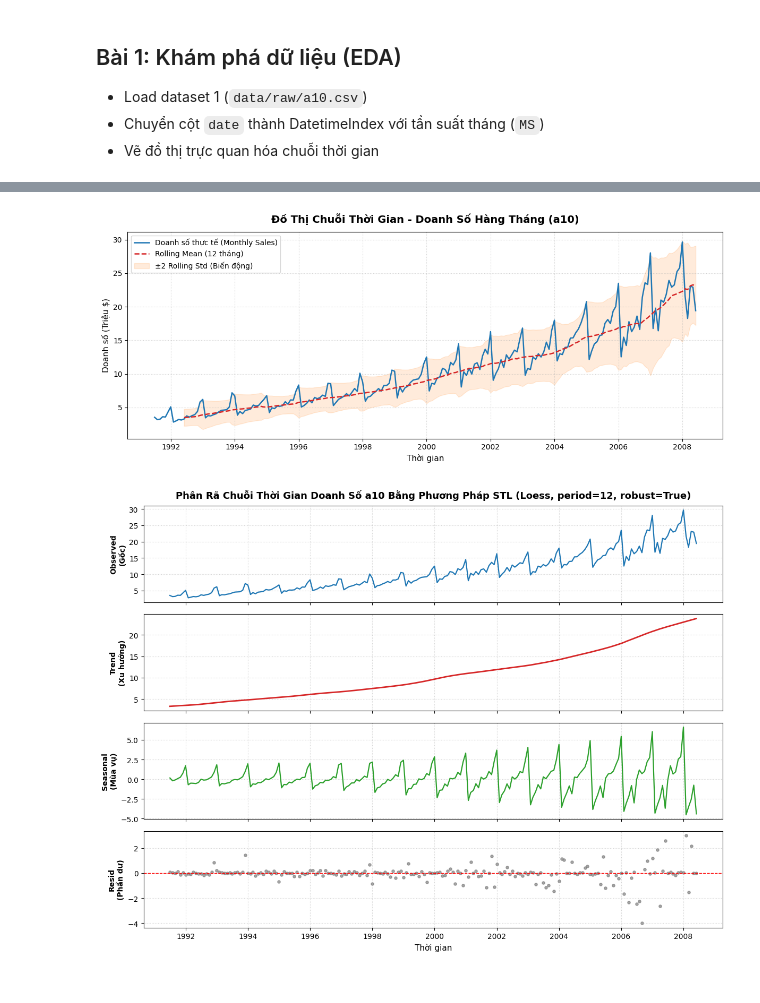
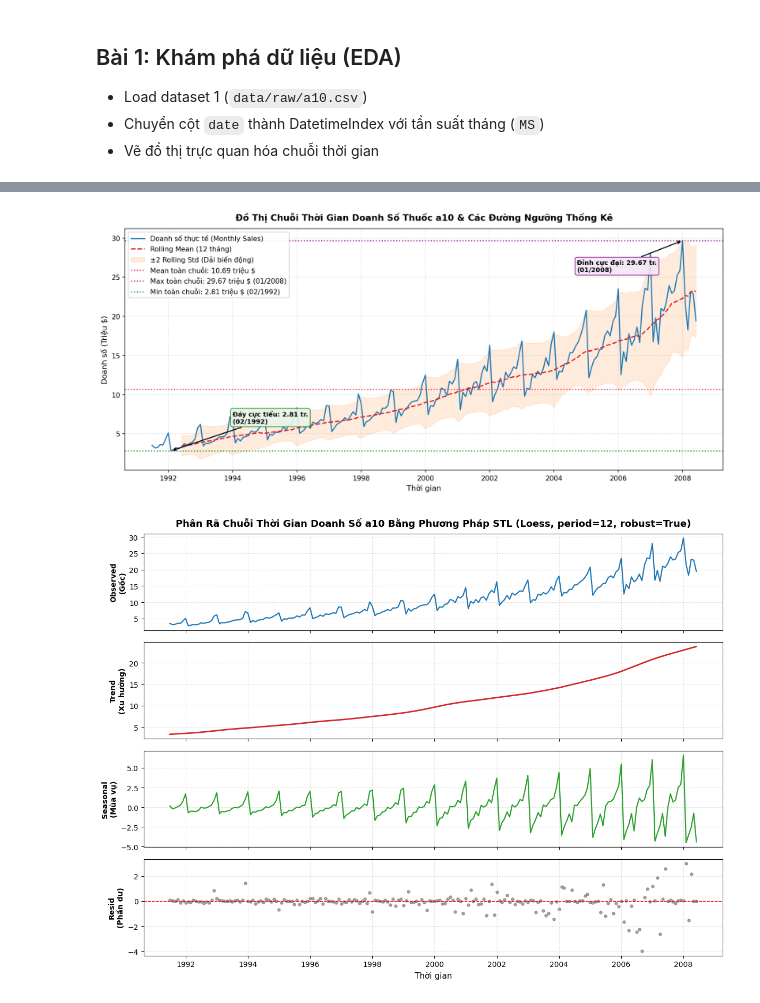
Before and after one commit to ZojithichIT/Lab2_Timeseries, a Jupyter notebook: scripts/main.ipynb, the cells around one changed output, grey strips where cells are left out. Cells and saved outputs as stored; diff of their text form; code cells hidden in the pictures.

Commit message:
Supplement to Les1 on Charts

```diff
--- a/scripts/main.ipynb
+++ b/scripts/main.ipynb
@@ -61,37 +90,63 @@ None
 # %%
-# 2. Vẽ đồ thị chuỗi thời gian (Time Series Plot)
-plt.figure(figsize=(12, 5))
+# 2. Vẽ đồ thị chuỗi thời gian (Time Series Plot) & các đường ngưỡng thống kê
+plt.figure(figsize=(13, 6), dpi=150)
 
 # Vẽ đường giá trị thực tế
-plt.plot(df.index, df['value'], color='#1f77b4', linewidth=1.8, label='Doanh số thực tế (Monthly Sales)')
+plt.plot(df.index, df['value'], color='#1f77b4', linewidth=1.6, label='Doanh số thực tế (Monthly Sales)')
 
 # Tính và vẽ đường Rolling Mean & Rolling Std (cửa sổ 12 tháng)
 rolling_mean = df['value'].rolling(window=12).mean()
 rolling_std = df['value'].rolling(window=12).std()
 
 plt.plot(rolling_mean, color='#d62728', linestyle='--', linewidth=1.8, label='Rolling Mean (12 tháng)')
 plt.fill_between(
     df.index,
     rolling_mean - 2 * rolling_std,
     rolling_mean + 2 * rolling_std,
     color='#ff7f0e', alpha=0.15,
-    label='±2 Rolling Std (Biến động)'
+    label='±2 Rolling Std (Dải biến động)'
 )
 
+# Thêm các đường ngưỡng Min, Max, Mean toàn chuỗi
+mean_val = df['value'].mean()
+min_val = df['value'].min()
+max_val = df['value'].max()
+min_date = df['value'].idxmin()
+max_date = df['value'].idxmax()
+
+plt.axhline(mean_val, color='crimson', linestyle=':', linewidth=1.6, label=f'Mean toàn chuỗi: {mean_val:.2f} triệu $')
+plt.axhline(max_val, color='purple', linestyle=':', linewidth=1.6, label=f'Max toàn chuỗi: {max_val:.2f} triệu $ ({max_date.strftime("%m/%Y")})')
+plt.axhline(min_val, color='green', linestyle=':', linewidth=1.6, label=f'Min toàn chuỗi: {min_val:.2f} triệu $ ({min_date.strftime("%m/%Y")})')
+
+# Chú thích điểm cực đại và cực tiểu
+plt.annotate(f'Đỉnh cực đại: {max_val:.2f} tr.\n({max_date.strftime("%m/%Y")})',
+             xy=(max_date, max_val),
+             xytext=(max_date - pd.Timedelta(days=1200), max_val - 4),
+             arrowprops=dict(facecolor='purple', arrowstyle='->', lw=1.5),
+             bbox=dict(boxstyle='round,pad=0.3', facecolor='#F3E5F5', edgecolor='purple', alpha=0.9),
+             fontsize=9.5, fontweight='bold')
+
+plt.annotate(f'Đáy cực tiểu: {min_val:.2f} tr.\n({min_date.strftime("%m/%Y")})',
+             xy=(min_date, min_val),
+             xytext=(min_date + pd.Timedelta(days=700), min_val + 3.5),
+             arrowprops=dict(facecolor='green', arrowstyle='->', lw=1.5),
+             bbox=dict(boxstyle='round,pad=0.3', facecolor='#E8F5E9', edgecolor='green', alpha=0.9),
+             fontsize=9.5, fontweight='bold')
+
 # Tùy biến tiêu đề & định dạng trục
-plt.title('Đồ Thị Chuỗi Thời Gian - Doanh Số Hàng Tháng (a10)', fontsize=14, fontweight='bold', pad=12)
+plt.title('Đồ Thị Chuỗi Thời Gian Doanh Số Thuốc a10 & Các Đường Ngưỡng Thống Kê', fontsize=13, fontweight='bold', pad=12)
 plt.xlabel('Thời gian', fontsize=11)
 plt.ylabel('Doanh số (Triệu $)', fontsize=11)
 plt.grid(True, linestyle=':', alpha=0.6)
-plt.legend(loc='upper left', frameon=True)
+plt.legend(loc='upper left', frameon=True, framealpha=0.92, facecolor='white')
 plt.tight_layout()
 
 # Lưu biểu đồ vào docs/images phục vụ báo cáo
 os.makedirs('../docs/images', exist_ok=True)
-plt.savefig('../docs/images/01_ts_plot_a10.png', dpi=300)
+plt.savefig('../docs/images/01_ts_plot_a10.png', dpi=300, bbox_inches='tight')
 plt.show()
 # %% [output]
-[figure, old version]
+[figure, new version]
 # %%
 # 3. Phân rã chuỗi thời gian bằng phương pháp STL (Seasonal and Trend decomposition using Loess)
 # STL là phương pháp hồi quy cục bộ (Loess) phi tham số hiện đại, cho phép ước lượng trọn vẹn (không mất dữ liệu ở hai đầu) và kháng ngoại lai (robust=True)
```
Also changed, not shown: parts of 7 cells of this notebook, 1 other file.
